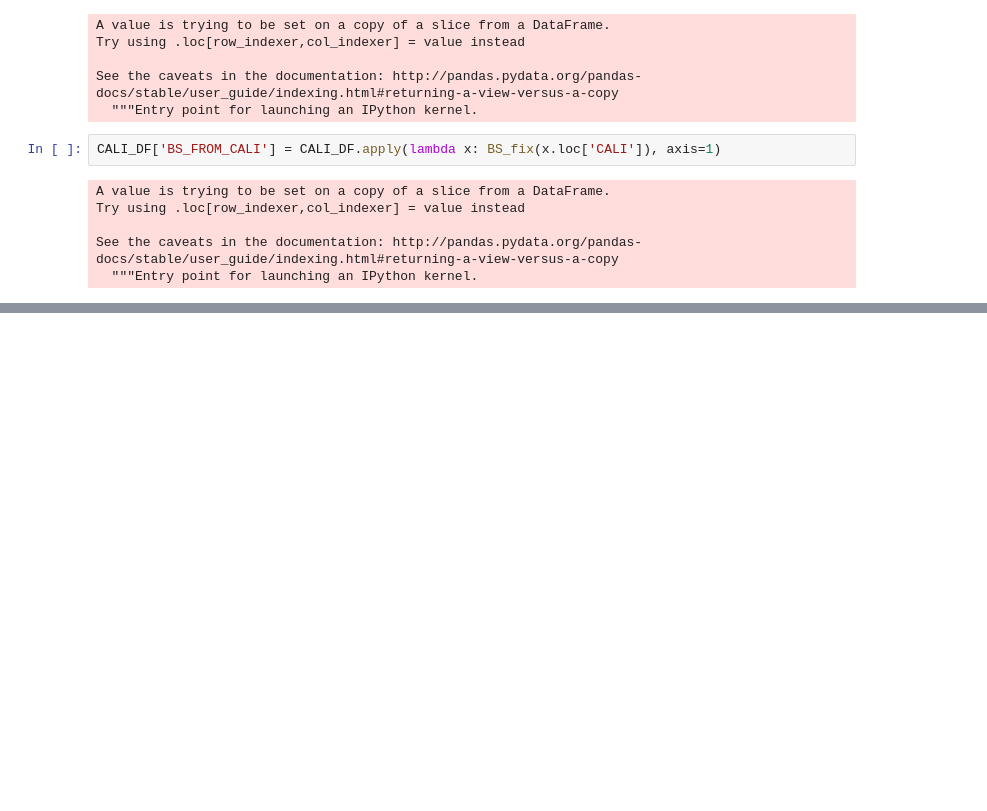
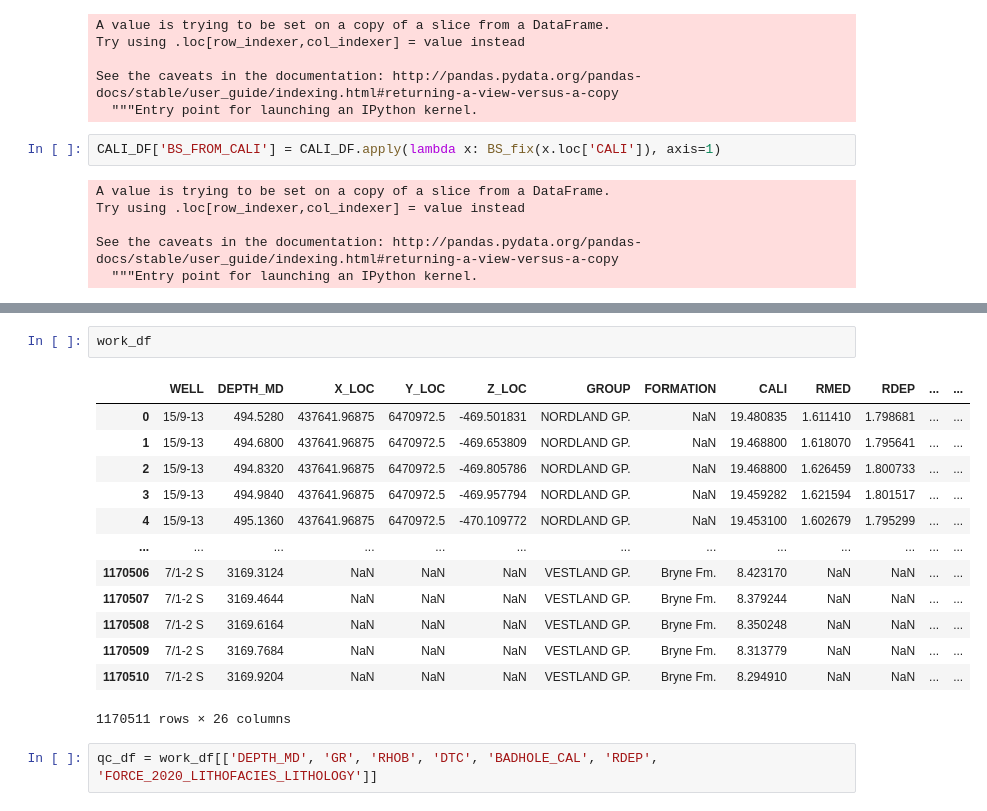
Before and after one commit to ABV-Hub/force2020_priv, a Jupyter notebook: Bad_Hole_Flag.ipynb, the cells around one changed output, grey strips where cells are left out. Cells and saved outputs as stored; diff of their text form; blank space fills up the shorter version.

```diff
--- a/Bad_Hole_Flag.ipynb
+++ b/Bad_Hole_Flag.ipynb
@@ -297,0 +292,18 @@ CALI_DF.loc[CALI_DF['BS']==6]
+# %%
+work_df
+# %% [output]
+|  | WELL | DEPTH_MD | X_LOC | Y_LOC | Z_LOC | GROUP | FORMATION | CALI | RMED | RDEP | ... | ... |
+| 0 | 15/9-13 | 494.5280 | 437641.96875 | 6470972.5 | -469.501831 | NORDLAND GP. | NaN | 19.480835 | 1.611410 | 1.798681 | ... | ... |
+| 1 | 15/9-13 | 494.6800 | 437641.96875 | 6470972.5 | -469.653809 | NORDLAND GP. | NaN | 19.468800 | 1.618070 | 1.795641 | ... | ... |
+| 2 | 15/9-13 | 494.8320 | 437641.96875 | 6470972.5 | -469.805786 | NORDLAND GP. | NaN | 19.468800 | 1.626459 | 1.800733 | ... | ... |
+| 3 | 15/9-13 | 494.9840 | 437641.96875 | 6470972.5 | -469.957794 | NORDLAND GP. | NaN | 19.459282 | 1.621594 | 1.801517 | ... | ... |
+| 4 | 15/9-13 | 495.1360 | 437641.96875 | 6470972.5 | -470.109772 | NORDLAND GP. | NaN | 19.453100 | 1.602679 | 1.795299 | ... | ... |
+| ... | ... | ... | ... | ... | ... | ... | ... | ... | ... | ... | ... | ... |
+| 1170506 | 7/1-2 S | 3169.3124 | NaN | NaN | NaN | VESTLAND GP. | Bryne Fm. | 8.423170 | NaN | NaN | ... | ... |
+| 1170507 | 7/1-2 S | 3169.4644 | NaN | NaN | NaN | VESTLAND GP. | Bryne Fm. | 8.379244 | NaN | NaN | ... | ... |
+| 1170508 | 7/1-2 S | 3169.6164 | NaN | NaN | NaN | VESTLAND GP. | Bryne Fm. | 8.350248 | NaN | NaN | ... | ... |
+| 1170509 | 7/1-2 S | 3169.7684 | NaN | NaN | NaN | VESTLAND GP. | Bryne Fm. | 8.313779 | NaN | NaN | ... | ... |
+| 1170510 | 7/1-2 S | 3169.9204 | NaN | NaN | NaN | VESTLAND GP. | Bryne Fm. | 8.294910 | NaN | NaN | ... | ... |
+1170511 rows × 26 columns
+# %%
+qc_df = work_df[['DEPTH_MD', 'GR', 'RHOB', 'DTC', 'BADHOLE_CAL', 'RDEP', 'FORCE_2020_LITHOFACIES_LITHOLOGY']]
```
Also changed, not shown: parts of 50 cells of this notebook, 4 other files.
